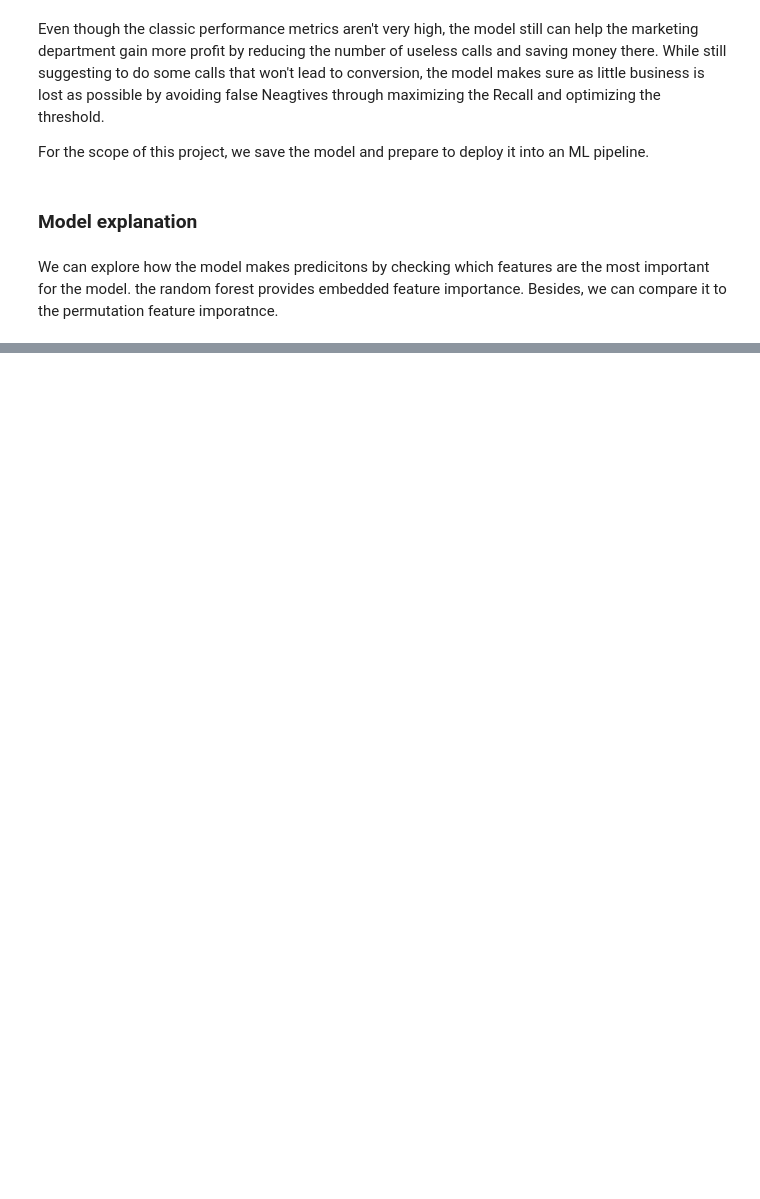
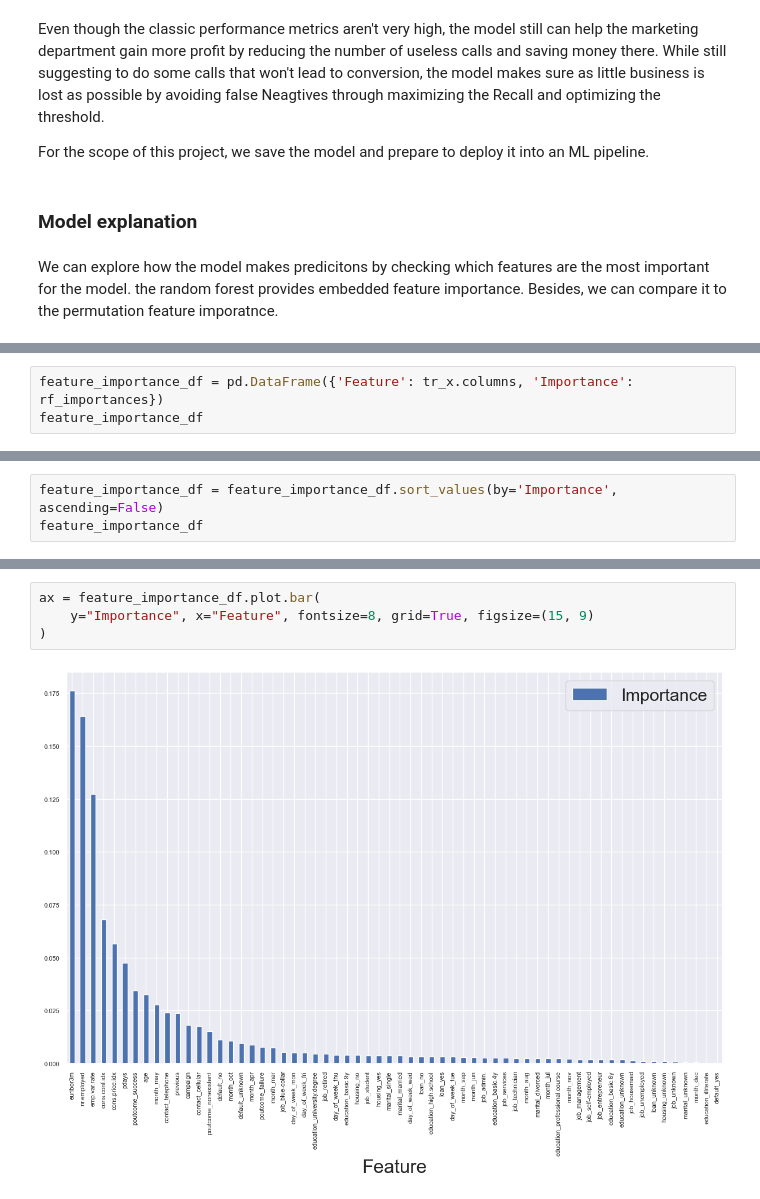
Before and after one commit to LadaRudnitckaia/telemarketing-optimization, a Jupyter notebook: notebooks/02_model_training_and_eval.ipynb, the cells around one changed output, grey strips where cells are left out. Drawn from its saved outputs; the diff is of its cells as text; blank space fills up the shorter version.

Commit message:
calculated feature importance and fixed one hot encoding error

```diff
--- a/notebooks/02_model_training_and_eval.ipynb
+++ b/notebooks/02_model_training_and_eval.ipynb
@@ -338,0 +325,3 @@ TODO:
+# %%
+feature_importance_df = pd.DataFrame({'Feature': tr_x.columns, 'Importance': rf_importances})
+feature_importance_df
@@ -338,0 +342,3 @@ TODO:
+# %%
+feature_importance_df = feature_importance_df.sort_values(by='Importance', ascending=False)
+feature_importance_df
@@ -338,0 +359,6 @@ TODO:
+# %%
+ax = feature_importance_df.plot.bar(
+    y="Importance", x="Feature", fontsize=8, grid=True, figsize=(15, 9)
+)
+# %% [output]
+[figure, added]
```
Also changed, not shown: parts of 17 cells of this notebook, 6 other files.
